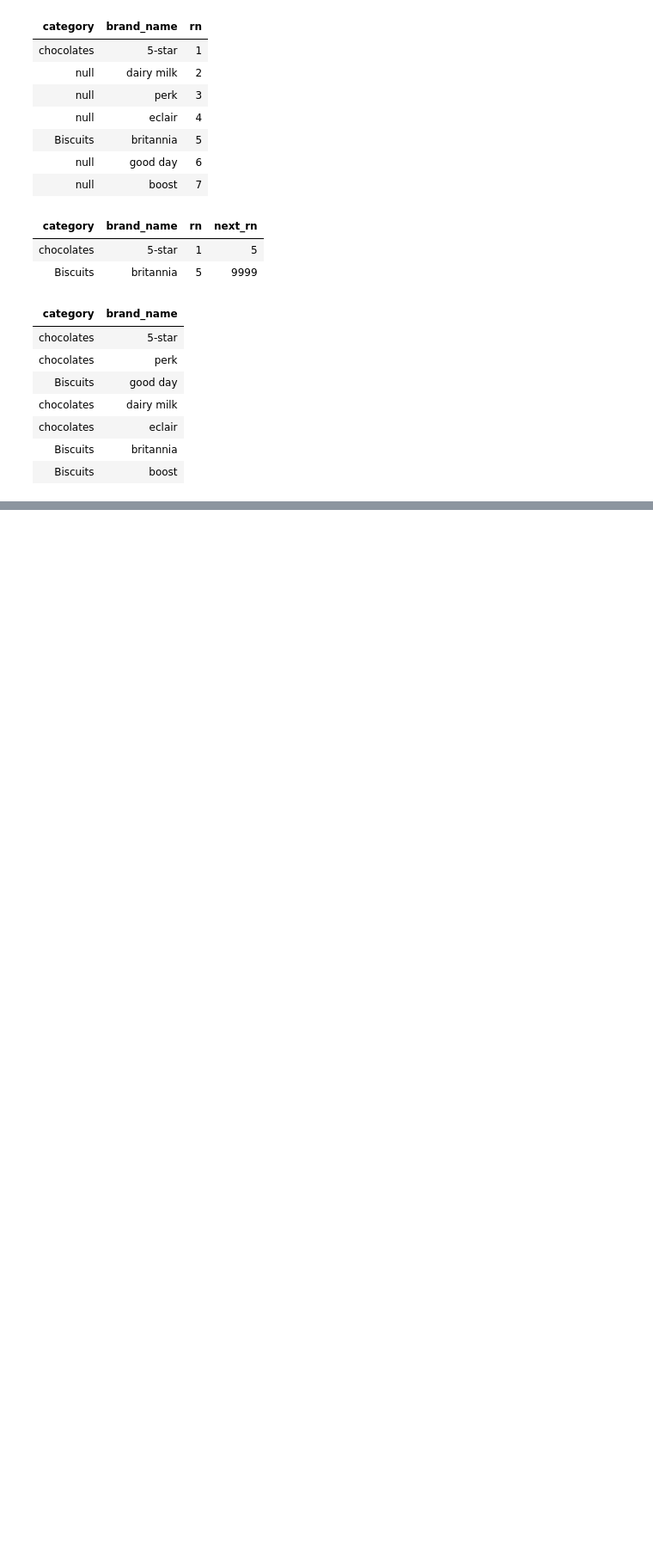
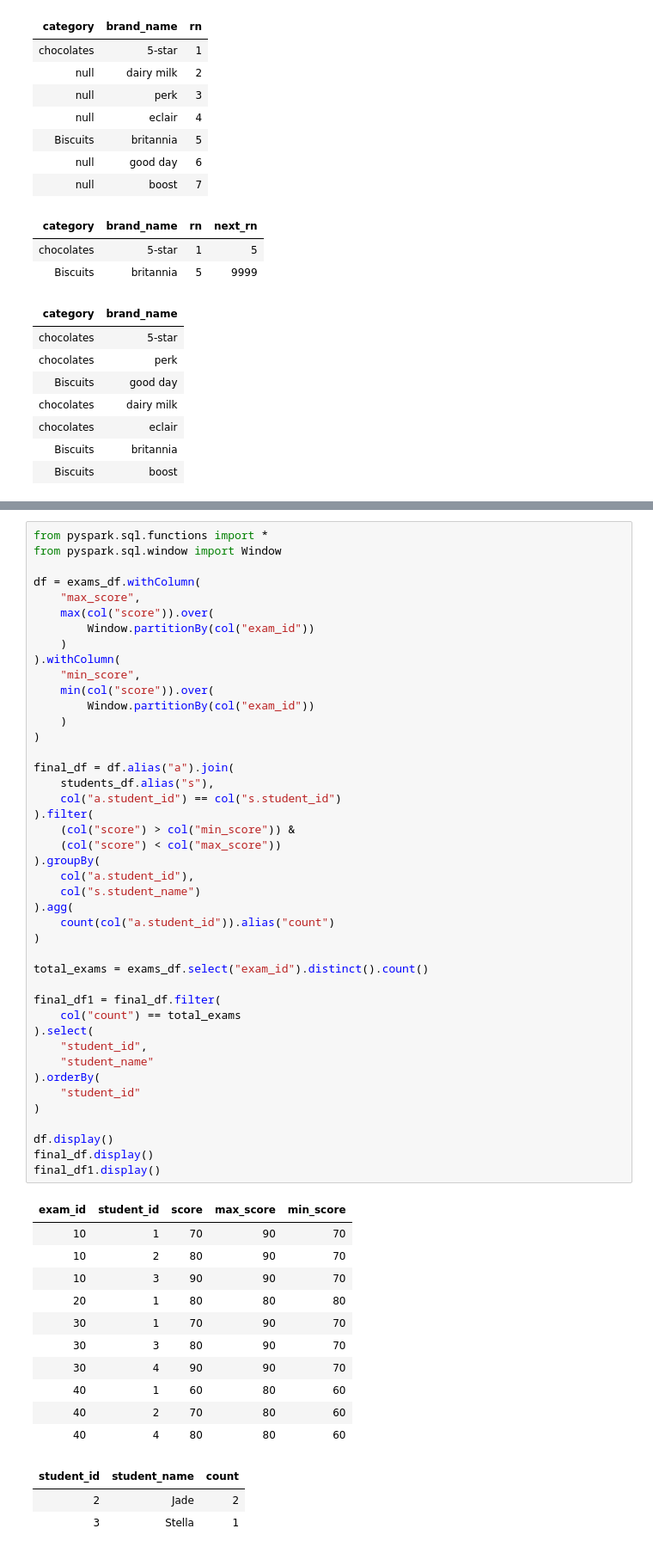
Before and after one commit to Rupam-1/SQL-Pyspark-practise_youtube, a Jupyter notebook: 05. PYSPARK - Part3.ipynb, the cells around one changed output, grey strips where cells are left out. Shown at 86% size. Saved outputs shown, nothing was run; the diff lists cells and outputs as text; blank space fills up the shorter version.

```diff
--- a/05. PYSPARK - Part3.ipynb
+++ b/05. PYSPARK - Part3.ipynb
@@ -247,0 +303,58 @@ final_df.display()
+# %%
+from pyspark.sql.functions import *
+from pyspark.sql.window import Window
+
+df = exams_df.withColumn(
+    "max_score",
+    max(col("score")).over(
+        Window.partitionBy(col("exam_id"))
+    )
+).withColumn(
+    "min_score",
+    min(col("score")).over(
+        Window.partitionBy(col("exam_id"))
+    )
+)
+
+final_df = df.alias("a").join(
+    students_df.alias("s"),
+    col("a.student_id") == col("s.student_id")
+).filter(
+    (col("score") > col("min_score")) &
+    (col("score") < col("max_score"))
+).groupBy(
+    col("a.student_id"),
+    col("s.student_name")
+).agg(
+    count(col("a.student_id")).alias("count")
+)
+
+total_exams = exams_df.select("exam_id").distinct().count()
+
+final_df1 = final_df.filter(
+    col("count") == total_exams
+).select(
+    "student_id",
+    "student_name"
+).orderBy(
+    "student_id"
+)
+
+df.display()
+final_df.display()
+final_df1.display()
+# %% [output]
+| exam_id | student_id | score | max_score | min_score |
+| 10 | 1 | 70 | 90 | 70 |
+| 10 | 2 | 80 | 90 | 70 |
+| 10 | 3 | 90 | 90 | 70 |
+| 20 | 1 | 80 | 80 | 80 |
+| 30 | 1 | 70 | 90 | 70 |
+| 30 | 3 | 80 | 90 | 70 |
+| 30 | 4 | 90 | 90 | 70 |
+| 40 | 1 | 60 | 80 | 60 |
+| 40 | 2 | 70 | 80 | 60 |
+| 40 | 4 | 80 | 80 | 60 |
+| student_id | student_name | count |
+| 2 | Jade | 2 |
+| 3 | Stella | 1 |
```
Also changed, not shown: parts of 3 cells of this notebook, 1 other file.
